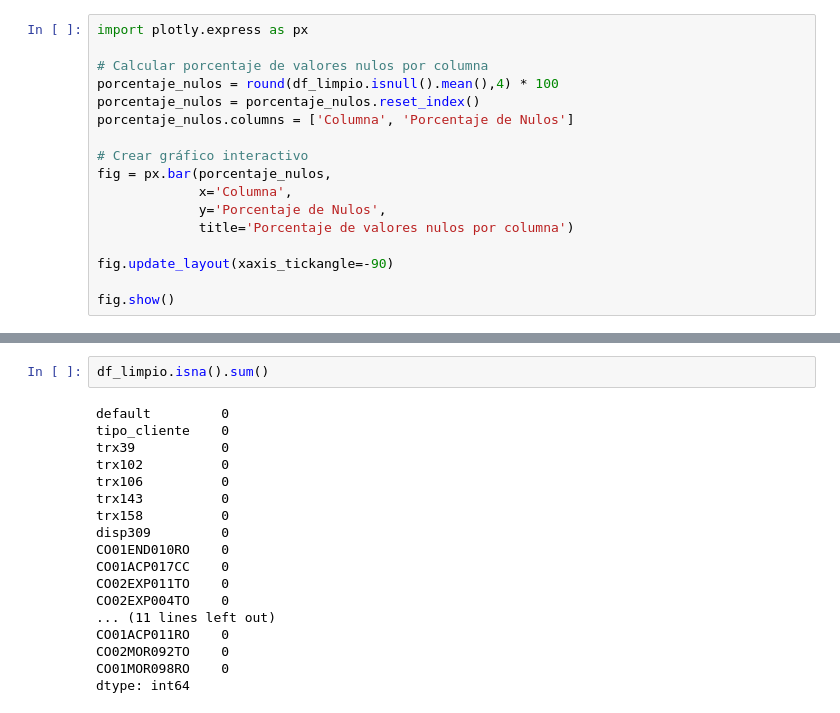
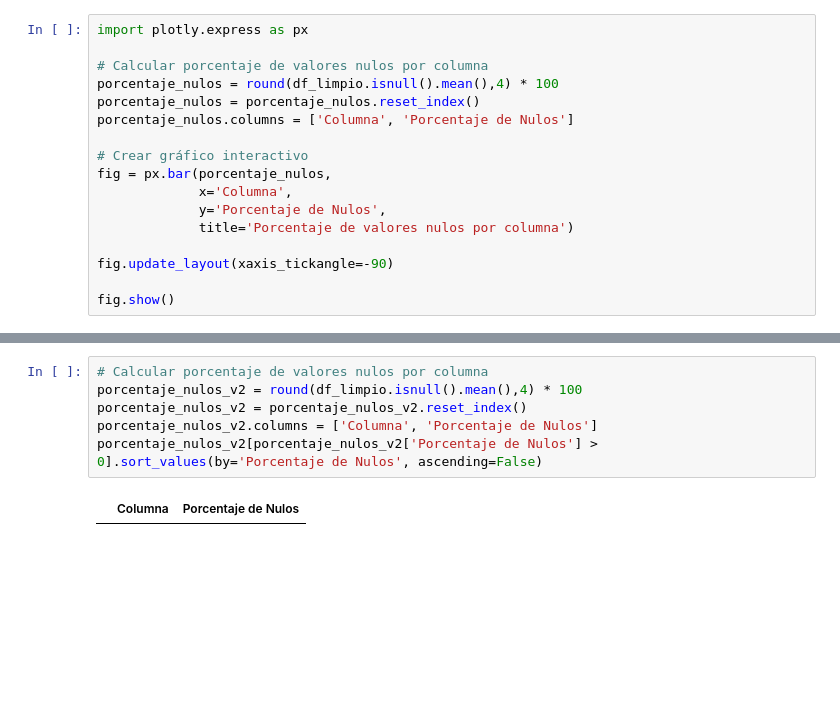
Before and after one commit to juanguzman2/prueba_ifrs9, a Jupyter notebook: nootebooks/001_data_engineering.ipynb, the cells around one changed output, grey strips where cells are left out. Drawn from its saved outputs; the diff is of its cells as text; blank space fills up the shorter version.

```diff
--- a/nootebooks/001_data_engineering.ipynb
+++ b/nootebooks/001_data_engineering.ipynb
@@ -274,20 +381,8 @@ Cantidad de valores nulos luego de imputar: 0
 # %%
-df_limpio.isna().sum()
+# Calcular porcentaje de valores nulos por columna
+porcentaje_nulos_v2 = round(df_limpio.isnull().mean(),4) * 100
+porcentaje_nulos_v2 = porcentaje_nulos_v2.reset_index()
+porcentaje_nulos_v2.columns = ['Columna', 'Porcentaje de Nulos']
+porcentaje_nulos_v2[porcentaje_nulos_v2['Porcentaje de Nulos'] > 0].sort_values(by='Porcentaje de Nulos', ascending=False)
 # %% [output]
-default         0
-tipo_cliente    0
-trx39           0
-trx102          0
-trx106          0
-trx143          0
-trx158          0
-disp309         0
-CO01END010RO    0
-CO01ACP017CC    0
-CO02EXP011TO    0
-CO02EXP004TO    0
-... (11 lines left out)
-CO01ACP011RO    0
-CO02MOR092TO    0
-CO01MOR098RO    0
-dtype: int64
+|  | Columna | Porcentaje de Nulos |
```
Also changed, not shown: parts of 13 cells of this notebook, 10 other files.
